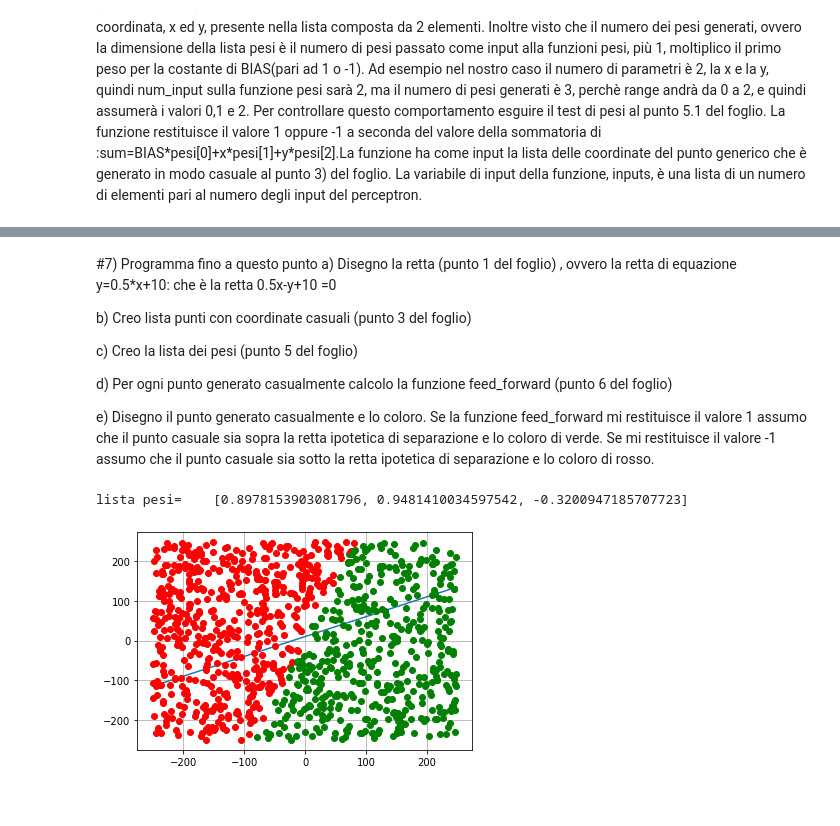
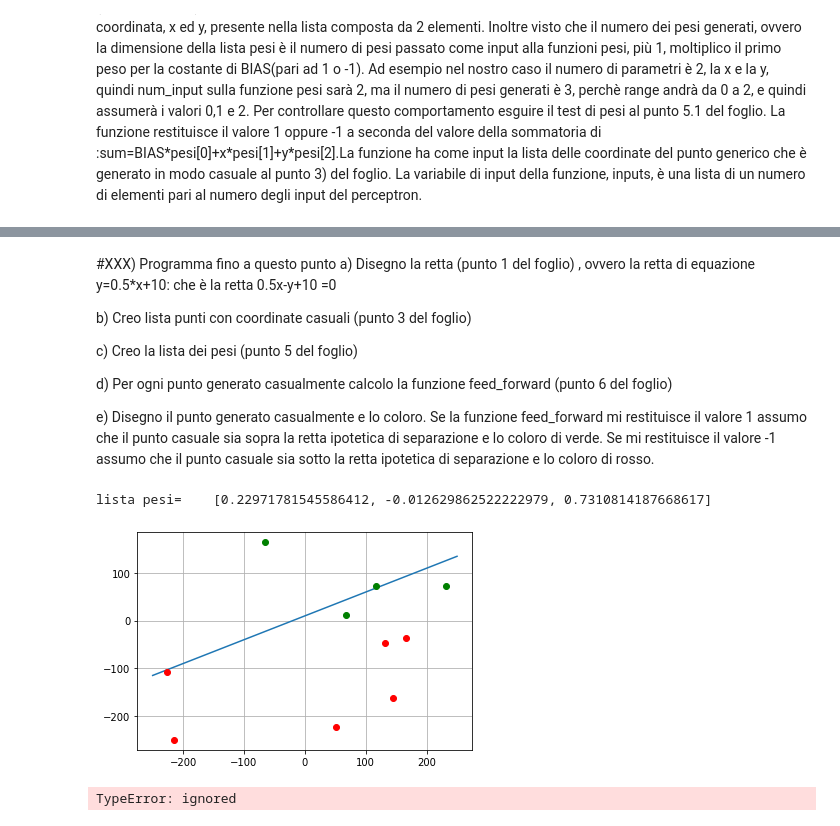
Before and after one commit to stefanoridolfi/Corso_ML, a Jupyter notebook: funzione retta.ipynb, the cells around one changed output, grey strips where cells are left out. Saved outputs shown, nothing was run; the diff lists cells and outputs as text; code cells hidden in the pictures.

```diff
--- a/funzione retta.ipynb
+++ b/funzione retta.ipynb
@@ -100,5 +113,20 @@ def feed_forward(inputs):
+# %%
+def back_propagation(inputs):
+  speed=0.13
+  guess=feed_forward(inputs) # assumerà il valore 1 o -1 a seconda se il punto è sopra o sotto secondo le previsioni
+  desired=posizione(inputs)
+  error=desired-guess
+  # errore può essere 0 oppure 2, oppre -2
+  # Ora devo aggiornare la lista dei pesi a seconda che l'errore sia 0 o no
+  for x in range(len(pesi)):
+    pesi[x]=pesi[x]+error*speed
+  if error==0:
+    presenza_errore=0
+  else:
+    presenza_errore=1
+  return(pesi)
 # %% [markdown]
-#7) Programma fino a questo punto
+#XXX) Programma fino a questo punto
 a) Disegno la retta (punto 1 del foglio)  , ovvero la retta di equazione y=0.5*x+10: che è la retta 0.5x-y+10 =0
 
 b) Creo lista punti con coordinate casuali (punto 3 del foglio)
@@ -153,33 +181,68 @@ def feed_forward(inputs):
     sum=sum+lista_pesi[k]*inputs[k-1]
   # il primo elemento della lista_pesi è il peso del BIAS per questo k va da 1, secondo elemento della lista_pesi
   sum=sum+BIAS*lista_pesi[0]
   #print("sum =", sum)
   if sum >0:
     return 1
   return -1
 
+  # Funzione posizione reale del punti rispetto alla retta di riferimento
+  def posizione(inputs):
+    if inputs[1]>GenRetta(inputs[0]):
+      answer=1
+    else:
+      answer=0
+  return(answer)
+# Funzione back propagation
+  def back_propagation(inputs,pesi_now):
+    speed=0.13
+    desired=posizione(inputs) # posizione reale del punto sopra (1) o sotto(-1) la retta di riferimento
+    guess=feed_forward(inputs) # assumerà il valore 1 o -1 a seconda se il punto è sopra o sotto secondo le previsto
+    print("reale= ",desired)
+    print("stiamto= ",guess)
+    error=desired-guess # errore può essere 0 oppure 2, oppre -2
+    print ("Errore= ", error)
+  # Ora devo aggiornare la lista dei pesi a seconda che l'errore sia 0 o no
+    for x in range(len(pesi_now)):
+      pesi_now[x]=pesi_now[x]+ pesi_now[x]*error*speed
+    if error==0:
+      presenza_errore=0
+    else:
+      presenza_errore=1
+    return(pesi_now)
+#############################################################
+
+
 #Genero lista dei  punti casuali
-lista_punti=generaPunti(1000)
+lista_punti=generaPunti(10)
 #print("lista punti generati=  ", lista_punti, "\n")
 #Genero lista pesi
 lista_pesi=pesi(2)
 print("lista pesi=   ", lista_pesi, "\n")
 #Ad ogni punto della lista dei punti casuali applico la funzione feed_forward
 #print("test feed=  ",feed_forward([10,10]))
 for punto in lista_punti:
+# guess assumerà il valore 1 o -1 a seconda di dove si trova il punto calcolando la posizione utilizzando i valori dei pesi correnti
  guess=feed_forward(punto)
  #print("punto", punto)
  #print("guess del punto", guess, "\n")
  xp=punto[0]
  yp=punto[1]
  if guess ==1:
    formato='go'
  else:
     formato='ro'
  # stampo il punto
  pl.plot(xp,yp, formato)
 pl.grid(True)
 pl.show()
+
+# Cerco i valori ottimali dei pesi  punto in lista_punti:
+pesi_curr=lista_pesi
+for punto in lista_punti:
+  new_pesi=back_propagation(punto,pesi_curr)
+  print("new pesi= ",new_pesi)
 # %% [output]
-lista pesi=    [0.8978153903081796, 0.9481410034597542, -0.3200947185707723]
+lista pesi=    [0.22971781545586412, -0.012629862522222979, 0.7310814187668617]
-[figure, old version]
+[figure, new version]
+TypeError: ignored
```
Also changed, not shown: parts of 3 cells of this notebook.
